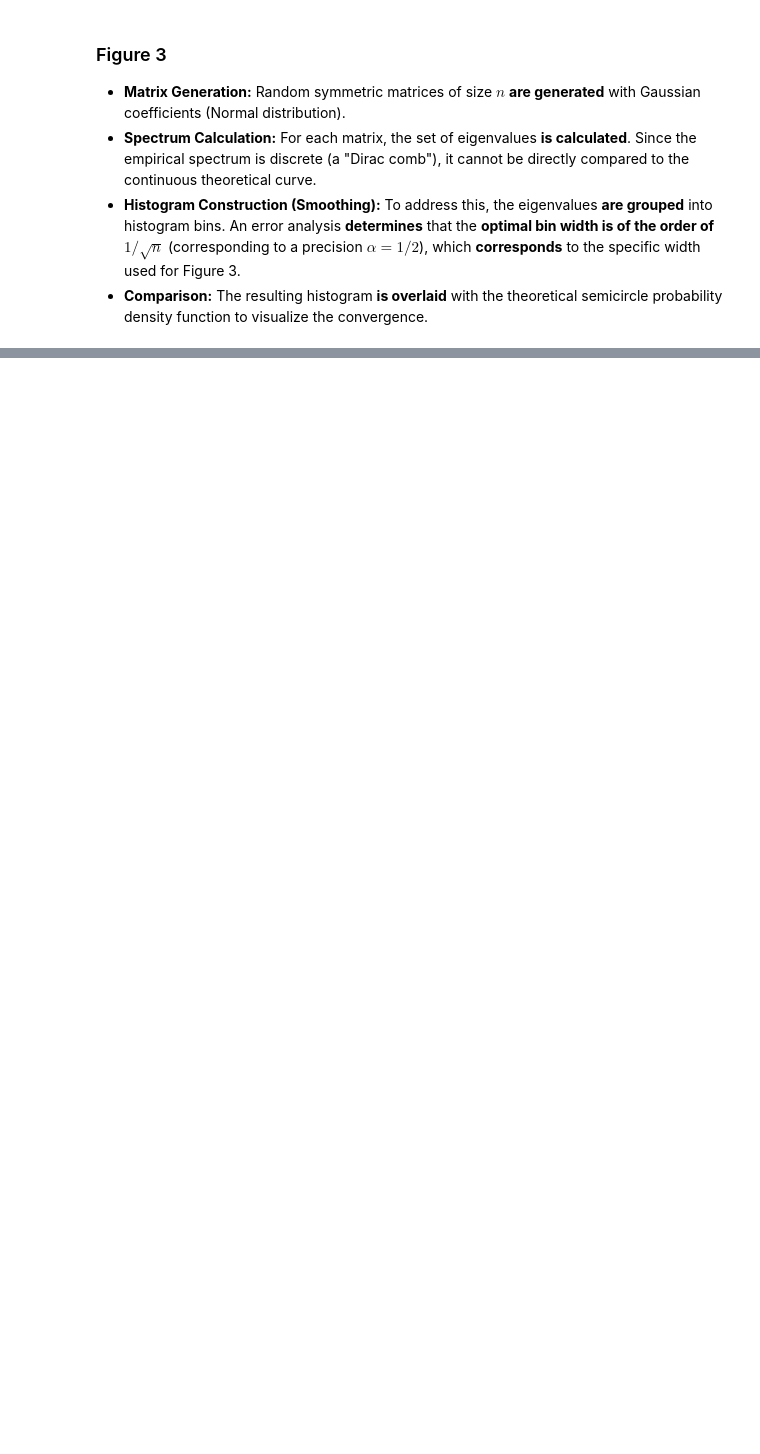
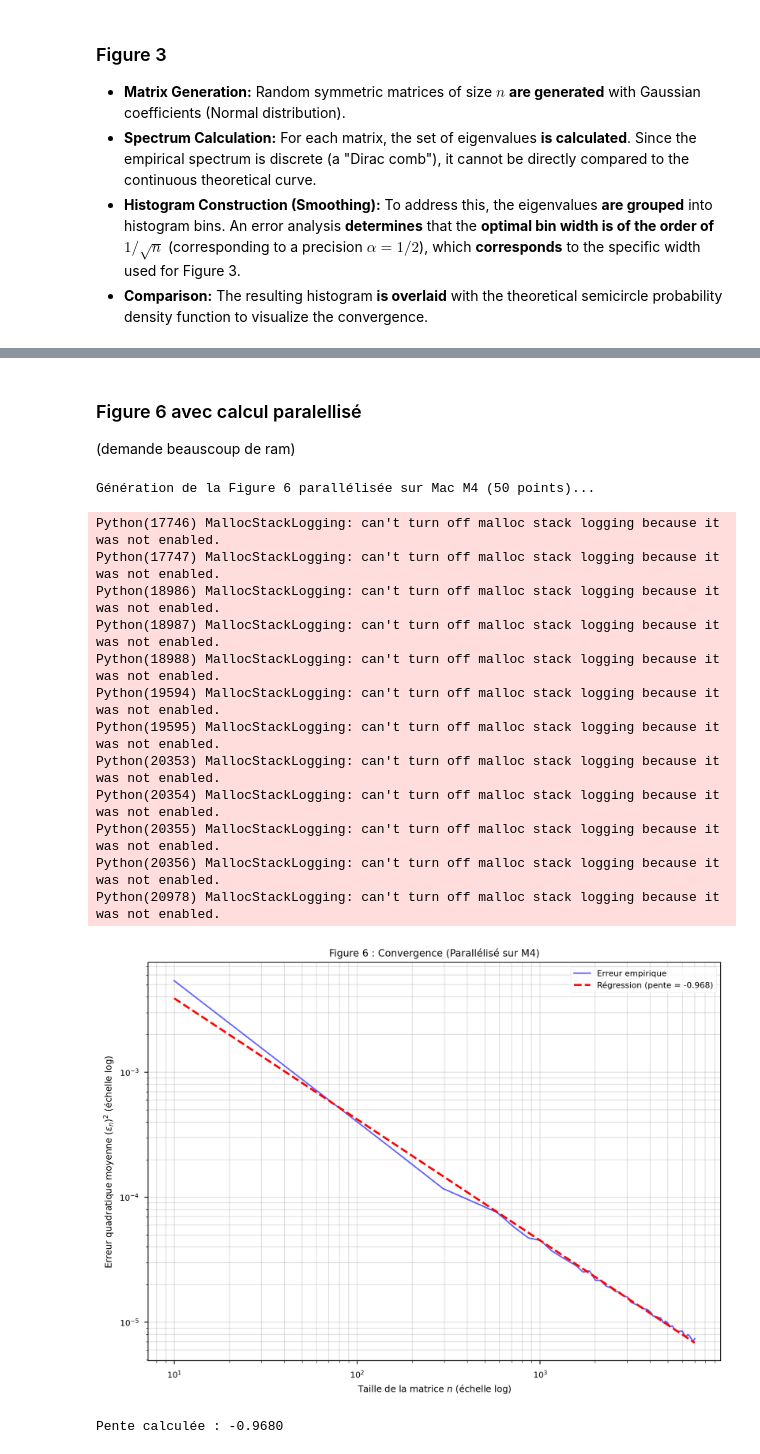
Before and after one commit to yacineklikel/theoreme_de_Wigner, a Jupyter notebook: Wigner_semicircle_law.ipynb, the cells around one changed output, grey strips where cells are left out. Saved outputs shown, nothing was run; the diff lists cells and outputs as text; code cells hidden in the pictures; blank space fills up the shorter version.

```diff
--- a/Wigner_semicircle_law.ipynb
+++ b/Wigner_semicircle_law.ipynb
@@ -178,0 +245,60 @@ Tracé des résultats...
+# %% [markdown]
+### Figure 6 avec calcul paralellisé
+(demande beauscoup de ram)
+# %%
+n_values = np.unique(np.linspace(10, 7000, 50).astype(int))
+K = 50
+alpha = 0.5
+R = 2.0
+
+mean_squared_errors = []
+
+print(f"Génération de la Figure 6 parallélisée sur Mac M4 ({len(n_values)} points)...")
+
+
+for n in tqdm(n_values):
+
+    n_bins = int(n**alpha)
+    n_bins = max(5, n_bins)
+
+    # --- PARTIE PARALLÉLISÉE ---
+    current_n_errors = Parallel(n_jobs=-1)(
+        delayed(compute_single_realization)(n, alpha, R, n_bins)
+        for _ in range(K)
+    )
+    mean_squared_errors.append(np.mean(current_n_errors))
+
+log_n = np.log(n_values)
+log_mse = np.log(mean_squared_errors)
+
+slope, intercept, r_value, p_value, std_err = linregress(log_n, log_mse)
+
+plt.figure(figsize=(10, 7))
+plt.loglog(n_values, mean_squared_errors, markersize=4, label='Erreur empirique', alpha=0.6, color='blue')
+y_fit = np.exp(intercept) * n_values**slope
+plt.loglog(n_values, y_fit, 'r--', label=f'Régression (pente = {slope:.3f})', linewidth=2)
+
+plt.xlabel(r'Taille de la matrice $n$ (échelle log)')
+plt.ylabel(r'Erreur quadratique moyenne $(\epsilon_n)^2$ (échelle log)')
+plt.title(f'Figure 6 : Convergence (Parallélisé sur M4)')
+plt.grid(True, which="both", ls="-", alpha=0.4)
+plt.legend()
+plt.show()
+
+print(f"Pente calculée : {slope:.4f}")
+# %% [output]
+Génération de la Figure 6 parallélisée sur Mac M4 (50 points)...
+Python(17746) MallocStackLogging: can't turn off malloc stack logging because it was not enabled.
+Python(17747) MallocStackLogging: can't turn off malloc stack logging because it was not enabled.
+Python(18986) MallocStackLogging: can't turn off malloc stack logging because it was not enabled.
+Python(18987) MallocStackLogging: can't turn off malloc stack logging because it was not enabled.
+Python(18988) MallocStackLogging: can't turn off malloc stack logging because it was not enabled.
+Python(19594) MallocStackLogging: can't turn off malloc stack logging because it was not enabled.
+Python(19595) MallocStackLogging: can't turn off malloc stack logging because it was not enabled.
+Python(20353) MallocStackLogging: can't turn off malloc stack logging because it was not enabled.
+Python(20354) MallocStackLogging: can't turn off malloc stack logging because it was not enabled.
+Python(20355) MallocStackLogging: can't turn off malloc stack logging because it was not enabled.
+Python(20356) MallocStackLogging: can't turn off malloc stack logging because it was not enabled.
+Python(20978) MallocStackLogging: can't turn off malloc stack logging because it was not enabled.
+[figure, added]
+Pente calculée : -0.9680
```
Also changed, not shown: parts of 11 cells of this notebook, 1 other file.
